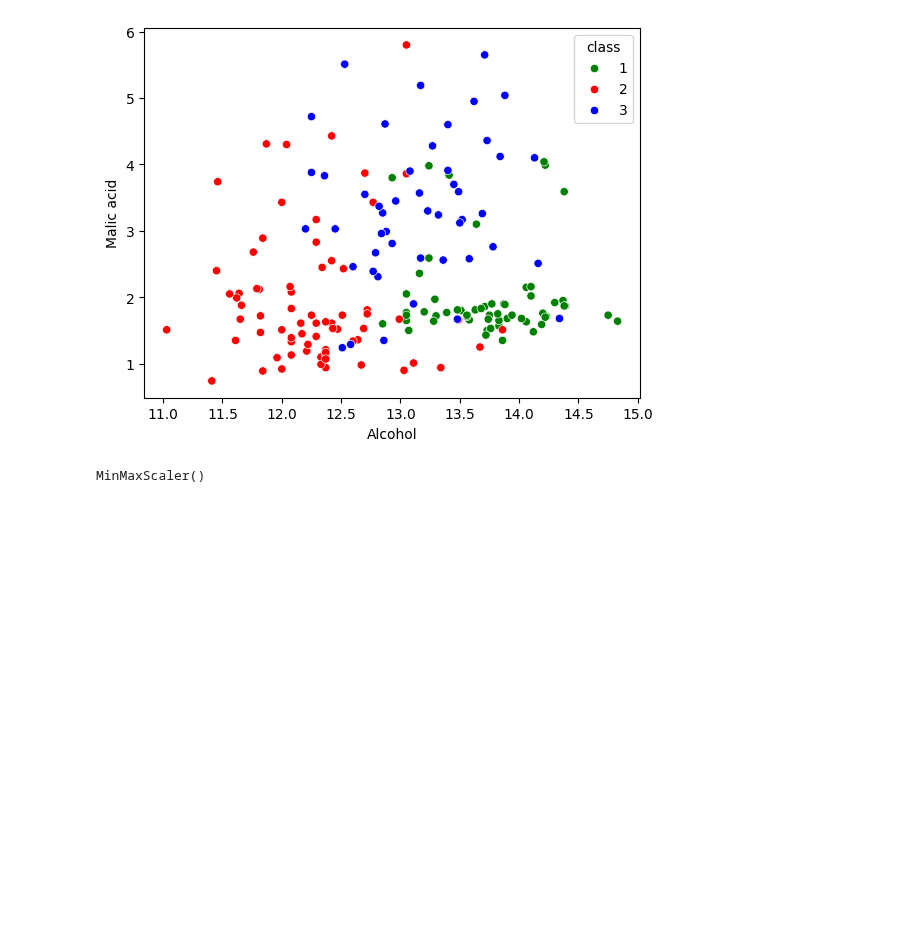
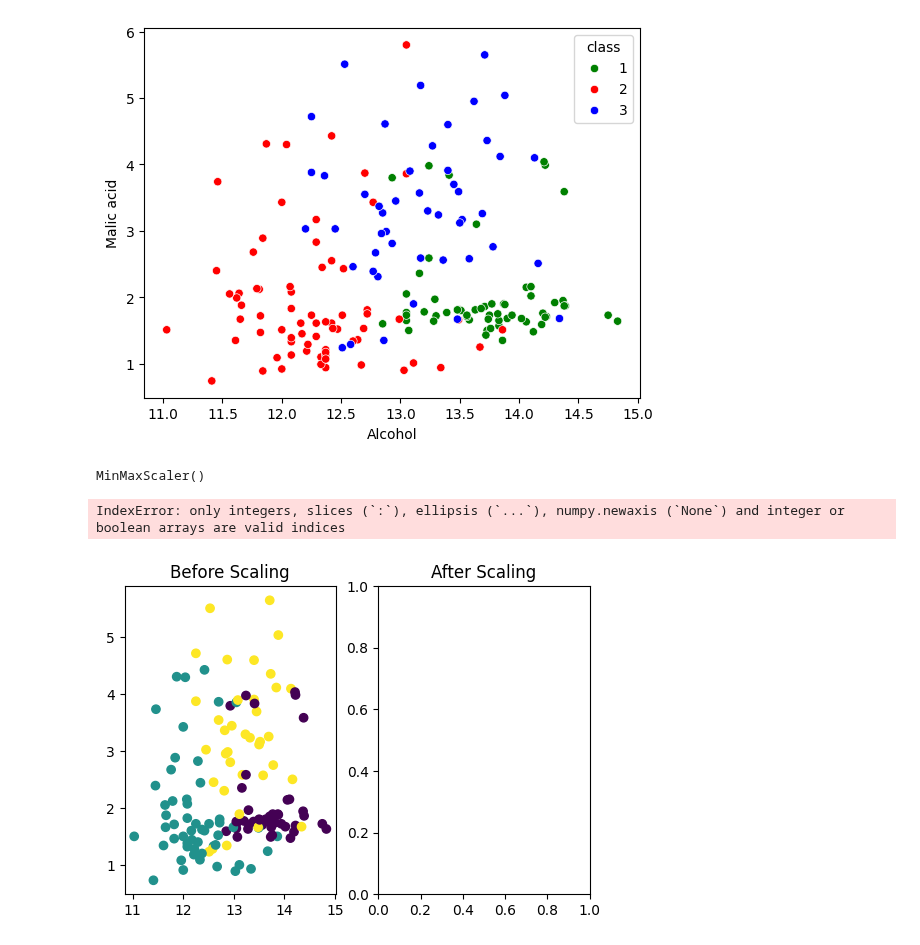
Before and after one commit to VyshnaviKarakatla/machine_learning-notebooks, a Jupyter notebook: 06_normalization.ipynb, the cells around one changed output. Drawn from its saved outputs; the diff is of its cells as text; code cells hidden in the pictures; blank space fills up the shorter version.

```diff
--- a/06_normalization.ipynb
+++ b/06_normalization.ipynb
@@ -58,8 +58,12 @@ MinMaxScaler()
 x_train_normalized=scaler.transform(x_train)
 x_test_normalized=scaler.transform(x_test)
 # %%
-fig,(sub_fig1,sub_fig1)=plt.subplots(nrows=1,ncols=2,figsize=(6,4))
-sub_fig1.title('Before Scaling')
-sub_fig1.scatter(x_train['Alcohol'],x_train['Malic Acid'],c=y_train)
-sub_fig2.title('After Scaling')
-sub_fig2.scatter(x_train_normalized['Alcohol'],x_train_['Malic Acid'],c=y_train)
+fig,(sub_fig1,sub_fig2)=plt.subplots(nrows=1,ncols=2,figsize=(6,4))
+sub_fig1.set_title('Before Scaling')
+sub_fig1.scatter(x_train['Alcohol'],x_train['Malic acid'],c=y_train)
+sub_fig2.set_title('After Scaling')
+sub_fig2.scatter(x_train_normalized['Alcohol'],x_train_normalized['Malic acid'],c=y_train)
+plt.show()
+# %% [output]
+IndexError: only integers, slices (`:`), ellipsis (`...`), numpy.newaxis (`None`) and integer or boolean arrays are valid indices
+[figure, added]
```
